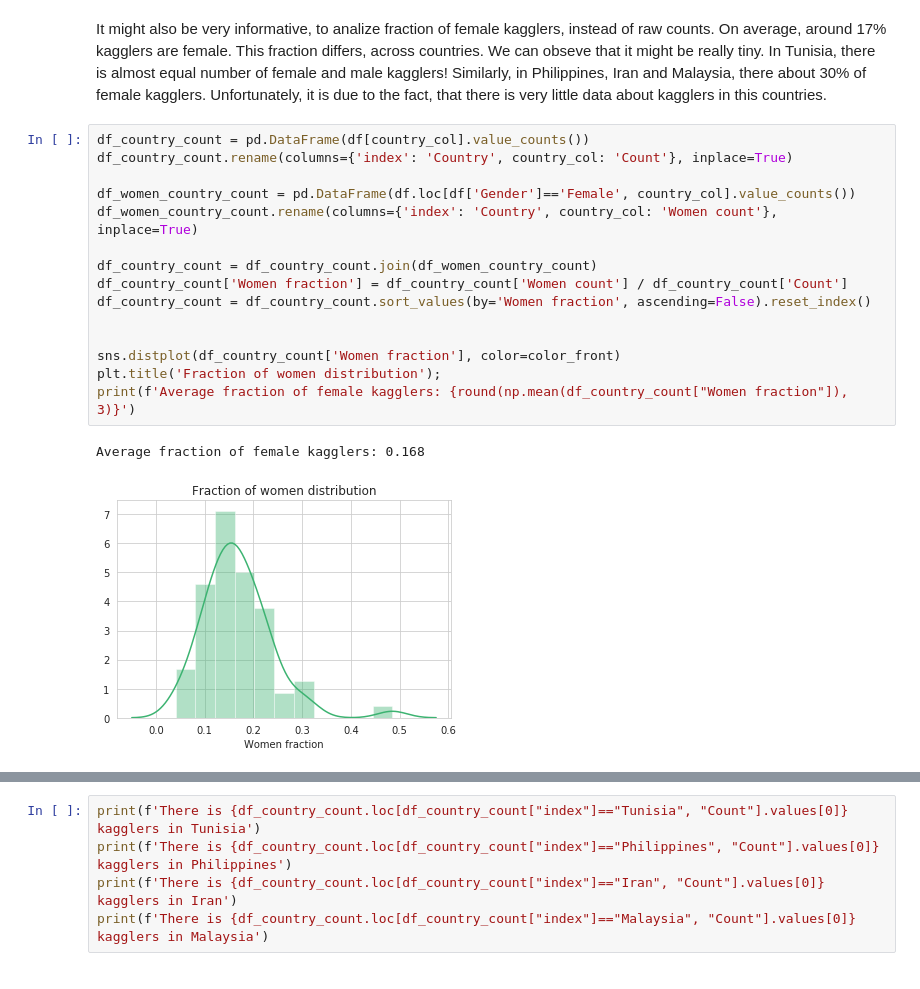
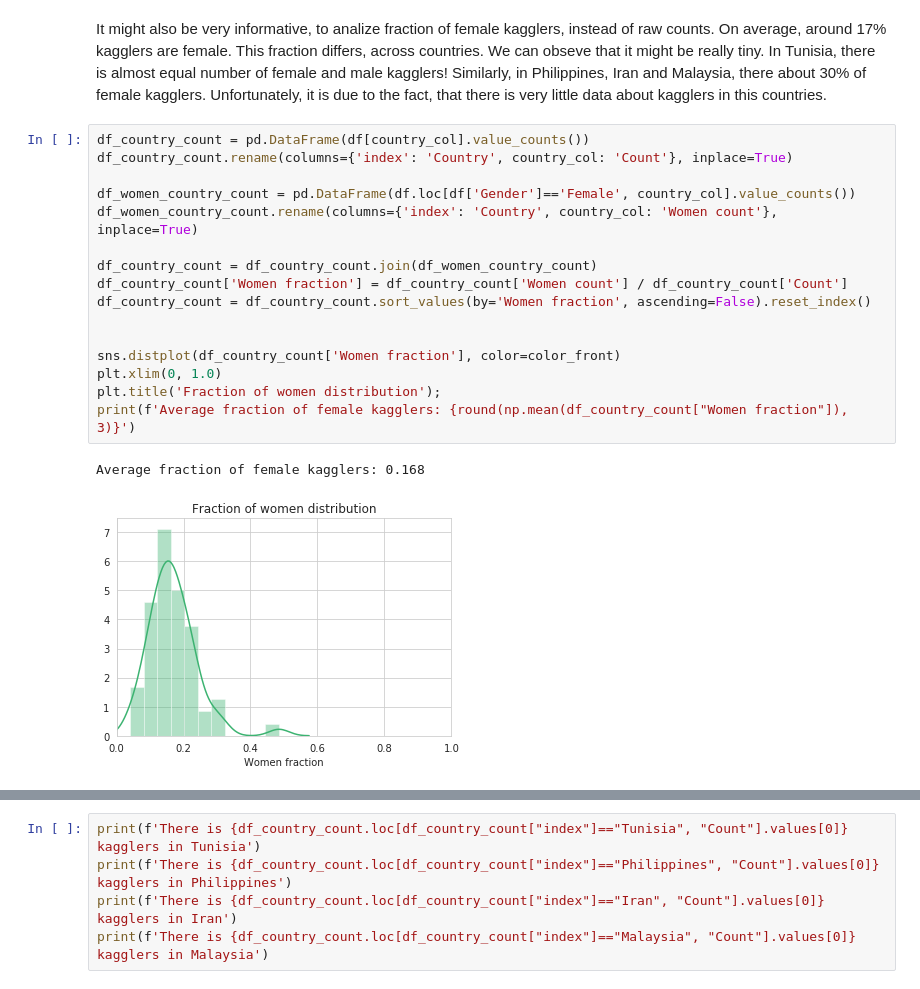
Before and after one commit to sfczekalski/women_kaggle, a Jupyter notebook: notebooks/Analysis.ipynb, the cells around one changed output, grey strips where cells are left out. Drawn from its saved outputs; the diff is of its cells as text.

```diff
--- a/notebooks/Analysis.ipynb
+++ b/notebooks/Analysis.ipynb
@@ -88,21 +89,22 @@ It might also be very informative, to analize fraction of female kagglers, inste
 # %%
 df_country_count = pd.DataFrame(df[country_col].value_counts())
 df_country_count.rename(columns={'index': 'Country', country_col: 'Count'}, inplace=True)
 
 df_women_country_count = pd.DataFrame(df.loc[df['Gender']=='Female', country_col].value_counts())
 df_women_country_count.rename(columns={'index': 'Country', country_col: 'Women count'}, inplace=True)
 
 df_country_count = df_country_count.join(df_women_country_count)
 df_country_count['Women fraction'] = df_country_count['Women count'] / df_country_count['Count']
 df_country_count = df_country_count.sort_values(by='Women fraction', ascending=False).reset_index()
 
 
 sns.distplot(df_country_count['Women fraction'], color=color_front)
+plt.xlim(0, 1.0)
 plt.title('Fraction of women distribution');
 print(f'Average fraction of female kagglers: {round(np.mean(df_country_count["Women fraction"]), 3)}')
 # %% [output]
 Average fraction of female kagglers: 0.168
-[figure, old version]
+[figure, new version]
 # %%
 fig = plt.figure(figsize=(8, 6))
 sns.barplot(data=df_country_count,
```
Also changed, not shown: parts of 9 cells of this notebook.
